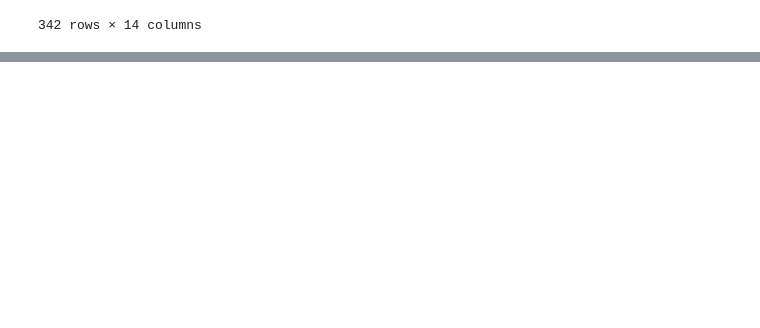
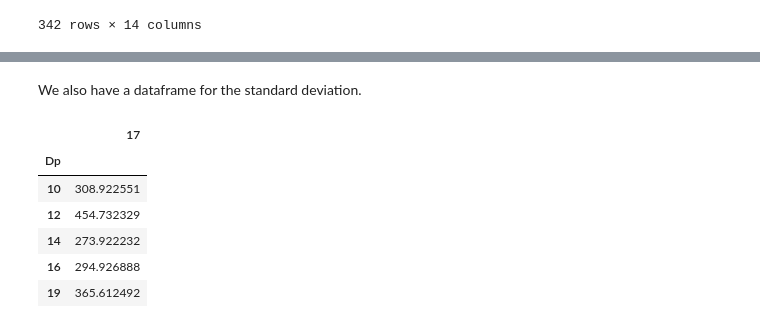
Before and after one commit to jotruebl/Pyce_Tools, a Jupyter notebook: tutorial/notebook/tutorial.ipynb, the cells around one changed output, grey strips where cells are left out. Drawn from its saved outputs; the diff is of its cells as text; code cells hidden in the pictures; blank space fills up the shorter version.

```diff
--- a/tutorial/notebook/tutorial.ipynb
+++ b/tutorial/notebook/tutorial.ipynb
@@ -219,0 +259,12 @@ fig2.update_yaxes(type='log', title='INP per cm<sup>2</sup> of SSA Surface (D<su
+# %% [markdown]
+We also have a dataframe for the standard deviation.
+# %%
+smps_daily_std_df.head()
+# %% [output]
+|  | 17 |
+| Dp |  |
+| 10 | 308.922551 |
+| 12 | 454.732329 |
+| 14 | 273.922232 |
+| 16 | 294.926888 |
+| 19 | 365.612492 |
```
Also changed, not shown: parts of 62 cells of this notebook, 7 other files.
